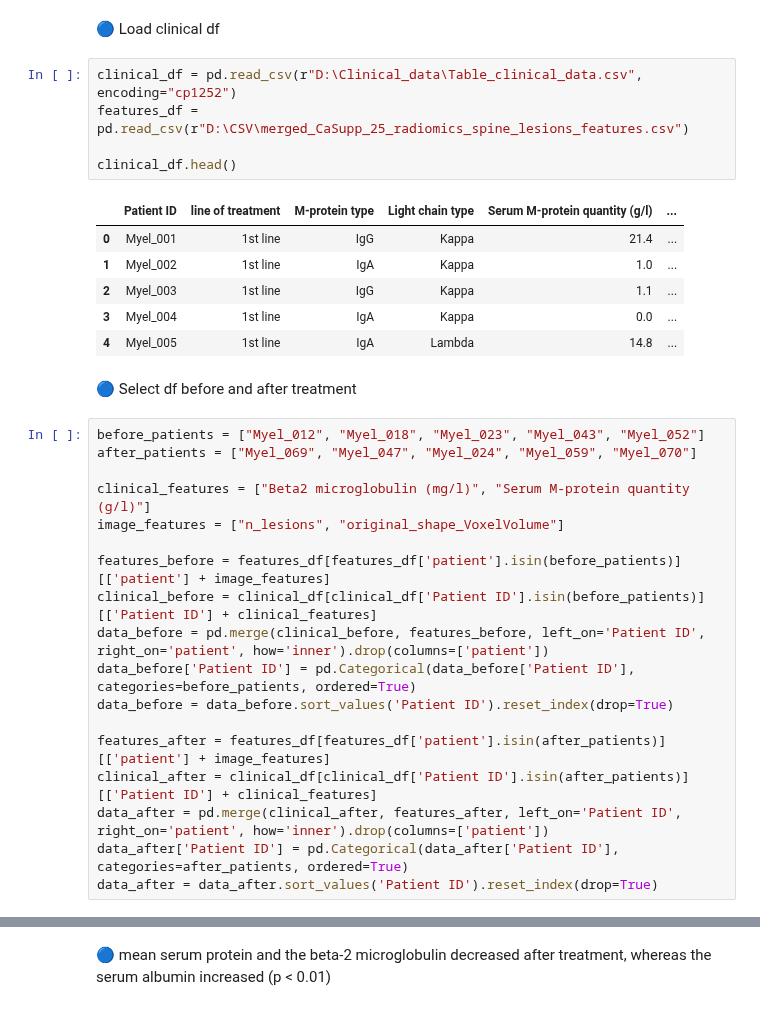
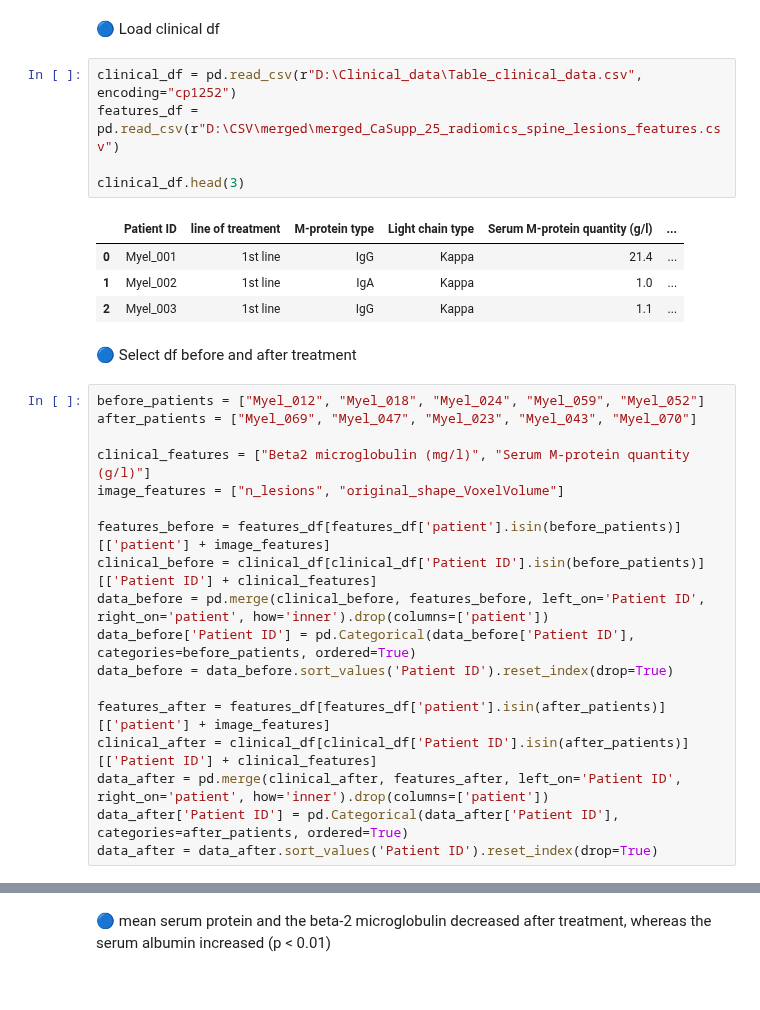
Before and after one commit to lukas1110/Analysis-of-multiple-myelomas-from-dual-CT, a Jupyter notebook: data_analysis/follow_up.ipynb, the cells around one changed output, grey strips where cells are left out. Saved outputs shown, nothing was run; the diff lists cells and outputs as text.

```diff
--- a/data_analysis/follow_up.ipynb
+++ b/data_analysis/follow_up.ipynb
@@ -10,21 +10,19 @@ import pandas as pd
 🔵 Load clinical df
 # %%
 clinical_df = pd.read_csv(r"D:\Clinical_data\Table_clinical_data.csv", encoding="cp1252")
-features_df = pd.read_csv(r"D:\CSV\merged_CaSupp_25_radiomics_spine_lesions_features.csv")
+features_df = pd.read_csv(r"D:\CSV\merged\merged_CaSupp_25_radiomics_spine_lesions_features.csv")
 
-clinical_df.head()
+clinical_df.head(3)
 # %% [output]
 |  | Patient ID | line of treatment | M-protein type | Light chain type | Serum M-protein quantity (g/l) | ... |
 | 0 | Myel_001 | 1st line | IgG | Kappa | 21.4 | ... |
 | 1 | Myel_002 | 1st line | IgA | Kappa | 1.0 | ... |
 | 2 | Myel_003 | 1st line | IgG | Kappa | 1.1 | ... |
-| 3 | Myel_004 | 1st line | IgA | Kappa | 0.0 | ... |
-| 4 | Myel_005 | 1st line | IgA | Lambda | 14.8 | ... |
 # %% [markdown]
 🔵 Select df before and after treatment
 # %%
-before_patients = ["Myel_012", "Myel_018", "Myel_023", "Myel_043", "Myel_052"]
-after_patients = ["Myel_069", "Myel_047", "Myel_024", "Myel_059", "Myel_070"]
+before_patients = ["Myel_012", "Myel_018", "Myel_024", "Myel_059", "Myel_052"]
+after_patients = ["Myel_069", "Myel_047", "Myel_023", "Myel_043", "Myel_070"]
 
 clinical_features = ["Beta2 microglobulin (mg/l)", "Serum M-protein quantity (g/l)"]
 image_features = ["n_lesions", "original_shape_VoxelVolume"]
```
Also changed, not shown: parts of 2 cells of this notebook, 3 other files.
